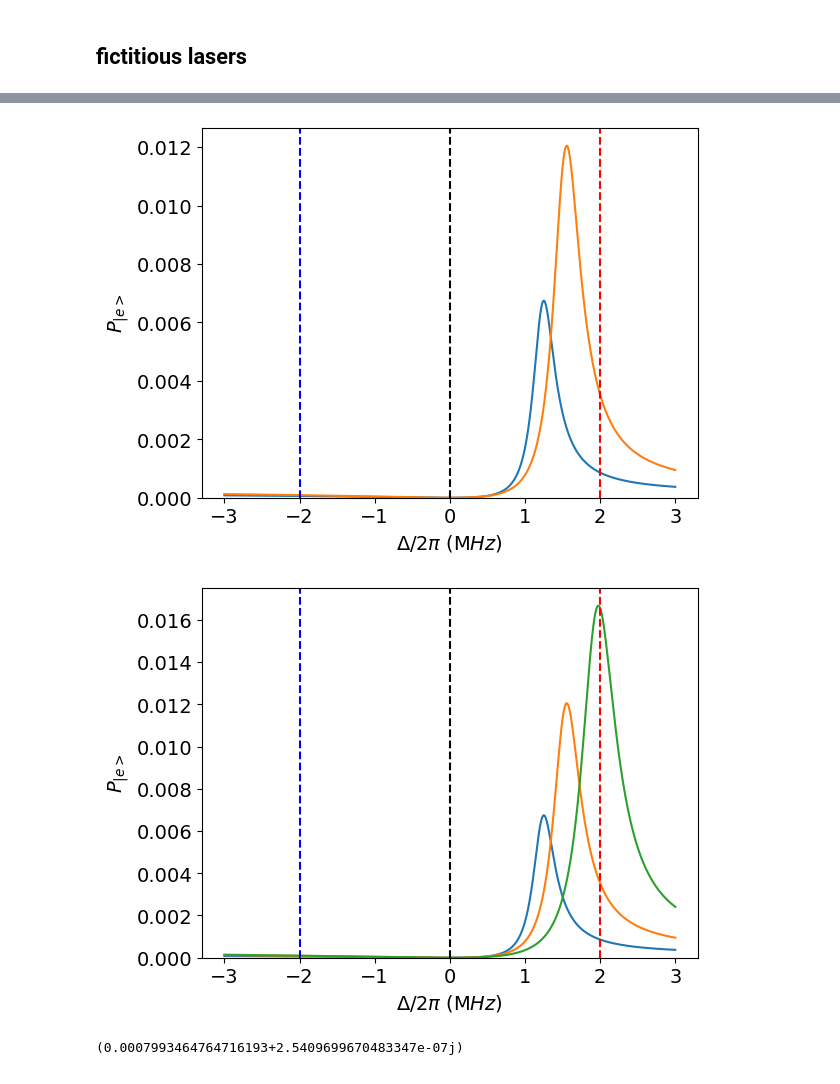
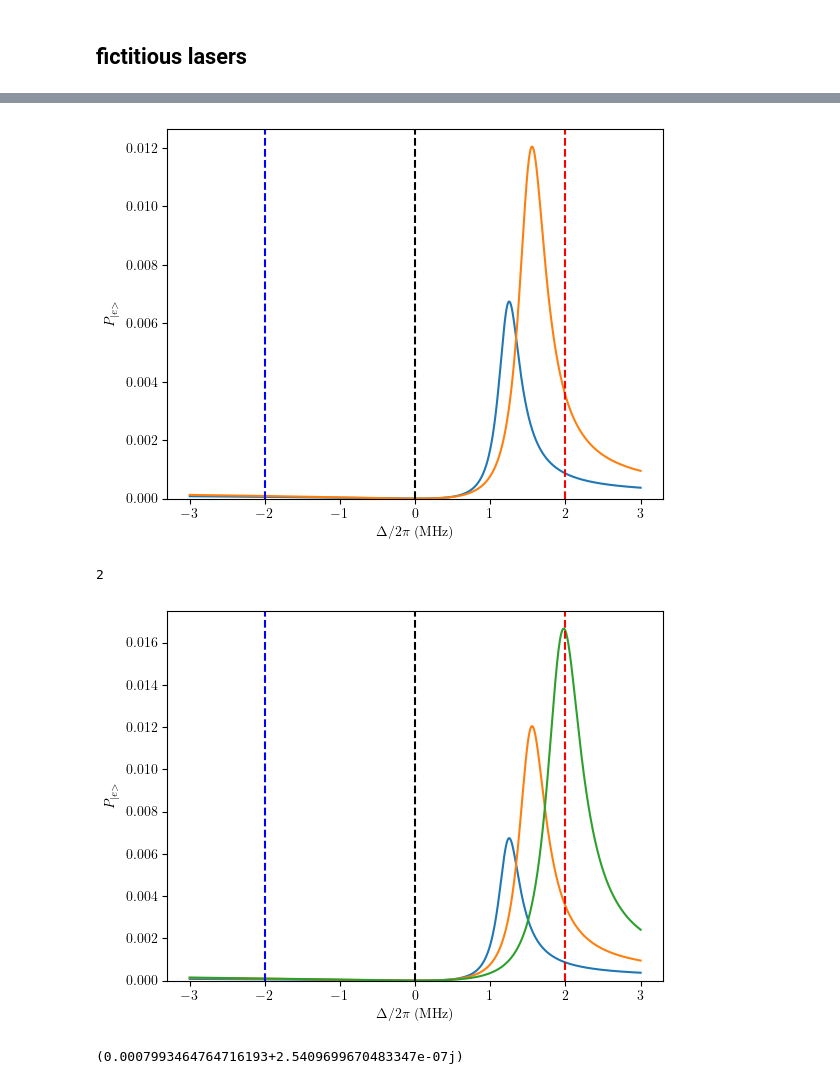
Before and after one commit to katyafouka/multi_eit, a Jupyter notebook: double_EIT/double_eit_abs_plots.ipynb, the cells around one changed output, grey strips where cells are left out. Saved outputs shown, nothing was run; the diff lists cells and outputs as text; code cells hidden in the pictures.

```diff
--- a/double_EIT/double_eit_abs_plots.ipynb
+++ b/double_EIT/double_eit_abs_plots.ipynb
@@ -56,8 +65,6 @@ def pope(Gamma,Omegasp,Omegasm,Omegap,Deltad,Deltap,deltab,Dmin,Dmax,nn):
         pop_e.append(expect(e*e.dag(),rho))
 
     return pop_e
-# %%
-plt.rcParams.update({'font.size': 14})
 # %%
 #parameters 1/2π (MHz) following notation from  PRL 126, 023604
 Gamma = 20
@@ -349,9 +359,8 @@ plt.figure()
 plt.plot(np.linspace(Dmin_,Dmax_,nn_),pop_es)
 plt.plot(np.linspace(Dmin_,Dmax_,nn_),pop_es1)
 #plt.plot(np.linspace(Dmin_,Dmax_,nn_),pop_es2)
-
 plt.ylabel('$P_{|e>}$')
-plt.xlabel('$Δ/2π \ (ΜHz)$')
+plt.xlabel('$\Delta/2\pi$ (MHz)')
 plt.axvline(+ omega, linestyle='--',color='red')
 plt.axvline(0, linestyle='--',color='black')
 plt.axvline(- omega, linestyle='--',color='blue')
@@ -362,7 +371,11 @@ plt.ylim(0)
 #plt.savefig("Lu_eit_e_pi.png",bbox_inches = "tight")
 plt.show()
 # %% [output]
-[figure, old version]
+[figure, new version]
+# %%
+omega
+# %% [output]
+2
 # %%
 Gamma = 20
 Deltad = 60
@@ -376,23 +389,23 @@ pop_es2 = steck(Gamma,Omegasp,Omegasm,Omegap,Deltad,Deltap,deltab, eta, Dmin_, D
 # %%
 plt.figure()
 #plt.plot(np.linspace(-10*GammaJgJe,20*GammaJgJe,200),pope1)
 plt.plot(np.linspace(Dmin_,Dmax_,nn_),pop_es)
 plt.plot(np.linspace(Dmin_,Dmax_,nn_),pop_es1)
 plt.plot(np.linspace(Dmin_,Dmax_,nn_),pop_es2)
 
 plt.ylabel('$P_{|e>}$')
-plt.xlabel('$Δ/2π \ (ΜHz)$')
+plt.xlabel('$\Delta/2\pi$ (MHz)')
 plt.axvline(omega, linestyle='--',color='red')
 plt.axvline(0, linestyle='--',color='black')
 plt.axvline(-omega, linestyle='--',color='blue')
 plt.ylim(0)
 
 #plt.xlim(18,28)
 
 #plt.savefig("Lu_eit_e_pi.png",bbox_inches = "tight")
 plt.show()
 # %% [output]
-[figure, old version]
+[figure, new version]
 # %%
 step_ = (Dmax_-Dmin_)/nn_
 # %%
```
Also changed, not shown: parts of 19 cells of this notebook.
